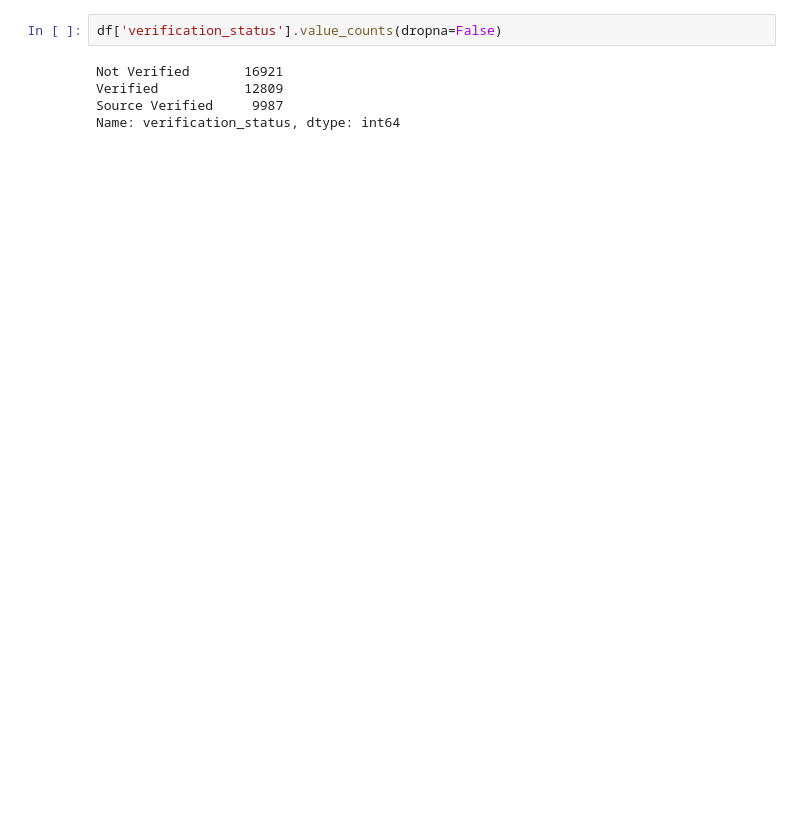
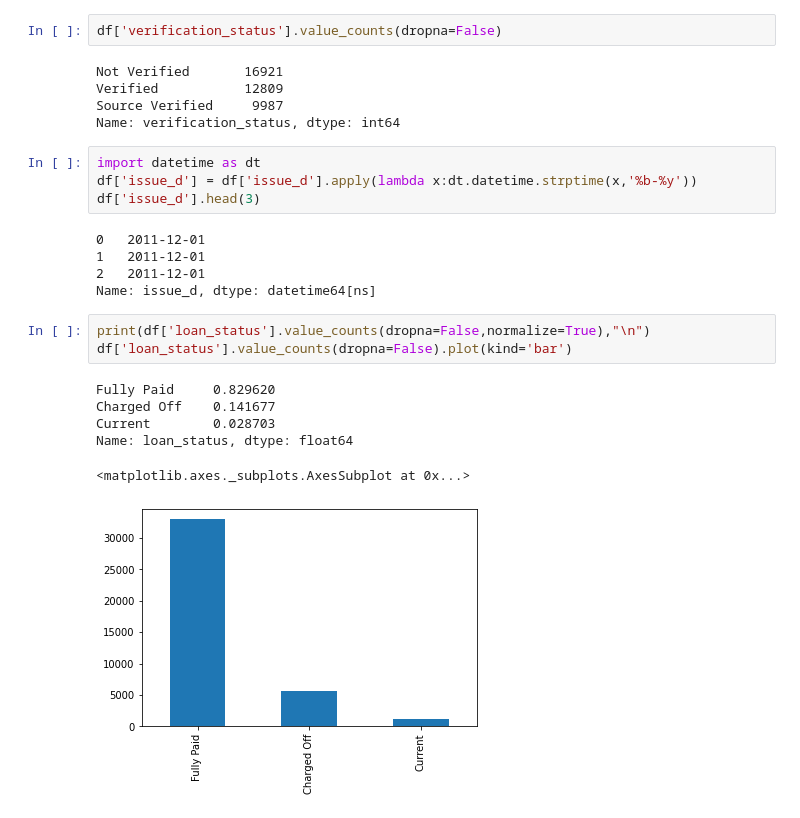
Before and after one commit to G-Slient/fraud_detection, a Jupyter notebook: Lending_Case_Study.ipynb, the cells around one changed output. Drawn from its saved outputs; the diff is of its cells as text; blank space fills up the shorter version.

```diff
--- a/Lending_Case_Study.ipynb
+++ b/Lending_Case_Study.ipynb
@@ -215,3 +218,22 @@ Not Verified       16921
 Verified           12809
 Source Verified     9987
 Name: verification_status, dtype: int64
+# %%
+import datetime as dt
+df['issue_d'] = df['issue_d'].apply(lambda x:dt.datetime.strptime(x,'%b-%y'))
+df['issue_d'].head(3)
+# %% [output]
+0   2011-12-01
+1   2011-12-01
+2   2011-12-01
+Name: issue_d, dtype: datetime64[ns]
+# %%
+print(df['loan_status'].value_counts(dropna=False,normalize=True),"\n")
+df['loan_status'].value_counts(dropna=False).plot(kind='bar')
+# %% [output]
+Fully Paid     0.829620
+Charged Off    0.141677
+Current        0.028703
+Name: loan_status, dtype: float64
+<matplotlib.axes._subplots.AxesSubplot at 0x...>
+[figure, added]
```
Also changed, not shown: parts of 4 cells of this notebook.
